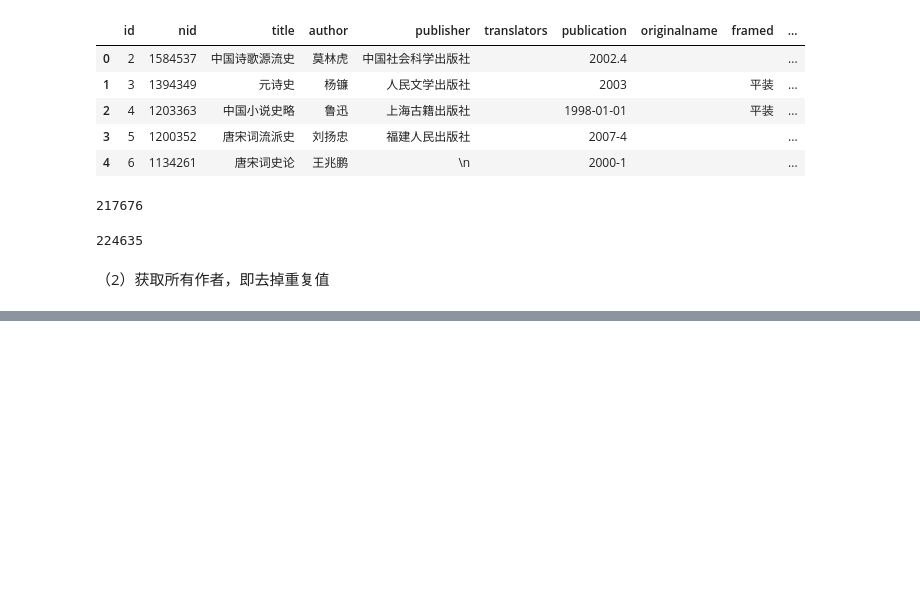
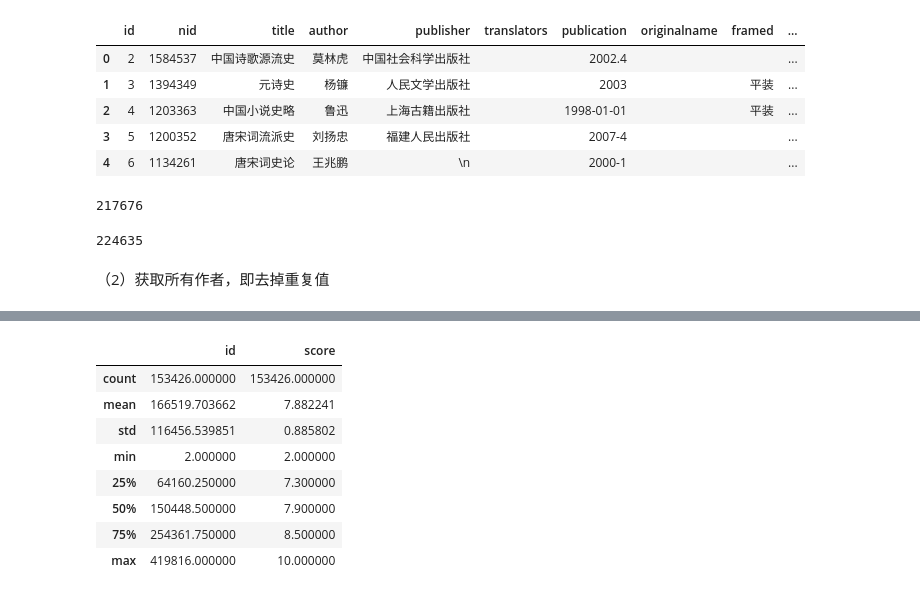
Before and after one commit to zwq-qianyu/Web-Learning, a Jupyter notebook: week2/practice/豆瓣图书分析.ipynb, the cells around one changed output, grey strips where cells are left out. Saved outputs shown, nothing was run; the diff lists cells and outputs as text; code cells hidden in the pictures; blank space fills up the shorter version.

```diff
--- a/week2/practice/豆瓣图书分析.ipynb
+++ b/week2/practice/豆瓣图书分析.ipynb
@@ -950,0 +1012,12 @@ authors
+# %%
+data7.describe()
+# %% [output]
+|  | id | score |
+| count | 153426.000000 | 153426.000000 |
+| mean | 166519.703662 | 7.882241 |
+| std | 116456.539851 | 0.885802 |
+| min | 2.000000 | 2.000000 |
+| 25% | 64160.250000 | 7.300000 |
+| 50% | 150448.500000 | 7.900000 |
+| 75% | 254361.750000 | 8.500000 |
+| max | 419816.000000 | 10.000000 |
```
Also changed, not shown: parts of 24 cells of this notebook, 4 other files.
